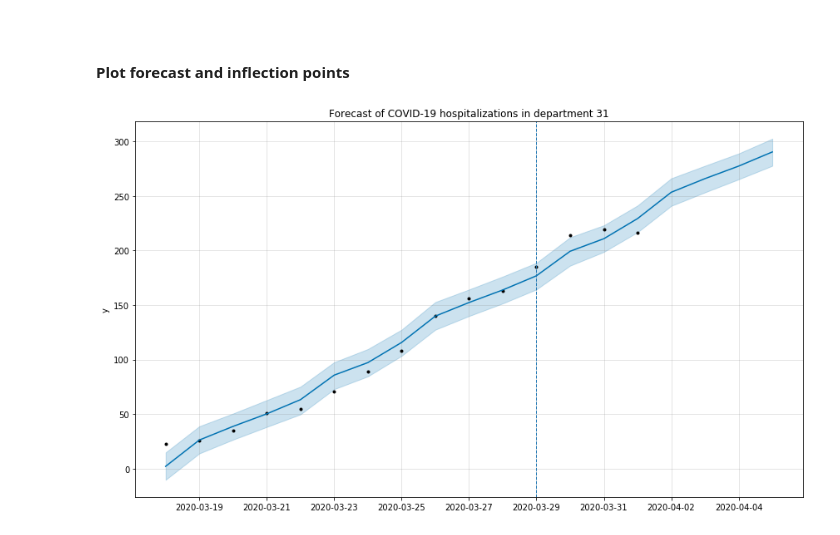
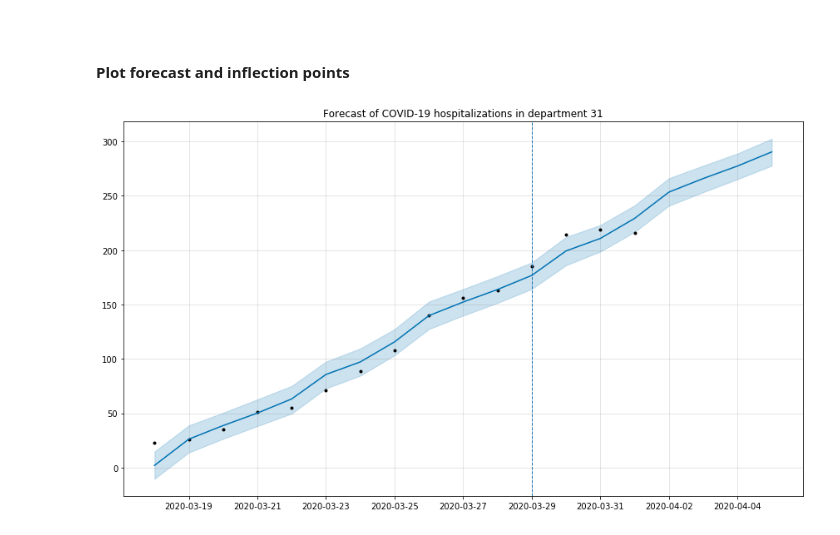
Before and after one commit to thomasdubdub/covid-forecast, a Jupyter notebook: demo-hosp-dept.ipynb, the cells around one changed output. Drawn from its saved outputs; the diff is of its cells as text; code cells hidden in the pictures.

```diff
--- a/demo-hosp-dept.ipynb
+++ b/demo-hosp-dept.ipynb
@@ -99,12 +100,13 @@ Name: ds, dtype: datetime64[ns]
 # %%
 f, ax = plt.subplots(figsize=figsize)
 figure = m.plot(forecast, ax=ax)
 ax.set_title("Forecast of COVID-19 hospitalizations in department " + dep)
 ax.xaxis.set_label_text("")
 ax.yaxis.set_label_text("")
 for changepoint in m.changepoints:
     plt.axvline(changepoint, ls="--", lw=1)
 img_name = dep + "_forecast.png"
+plt.tight_layout()
 f.savefig(img_name)
 # %% [output]
-[figure, old version]
+[figure, new version]
```
Also changed, not shown: parts of 1 cell of this notebook, 3 other files.
